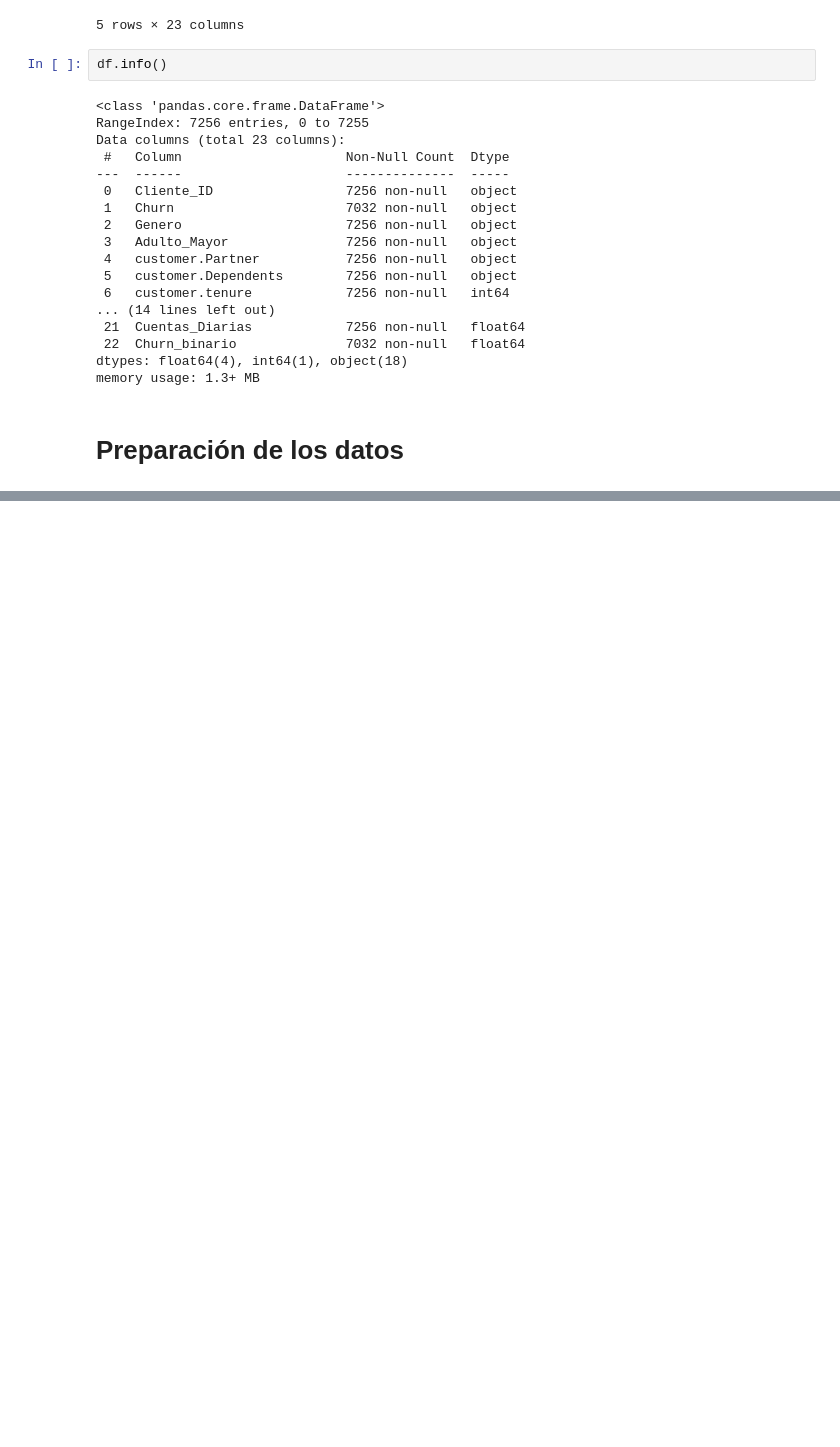
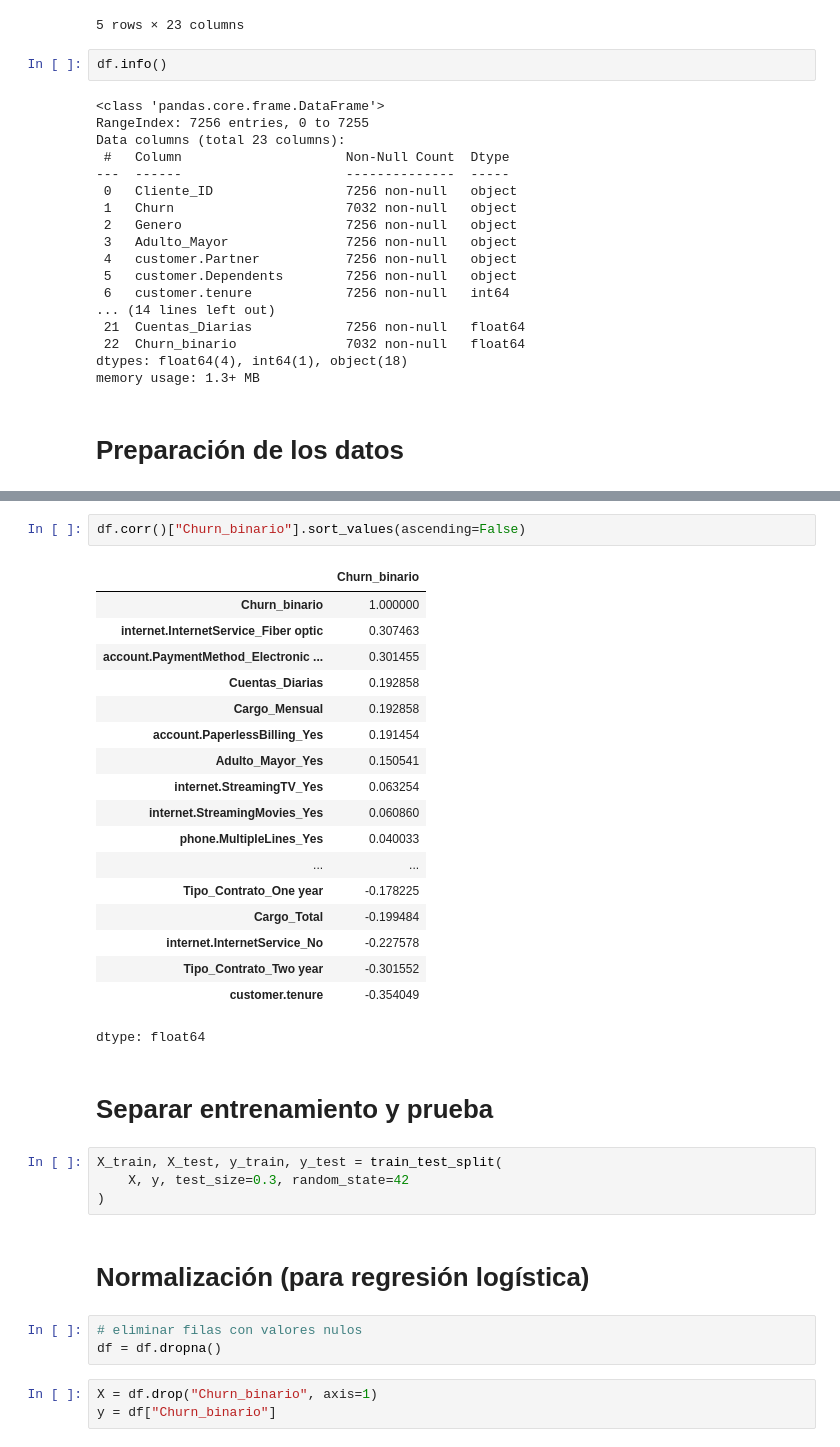
Before and after one commit to nicolle-tq/Telecom-X-parte-2-, a Jupyter notebook: Telecom-X-parte-2-.ipynb, the cells around one changed output, grey strips where cells are left out. Cells and saved outputs as stored; diff of their text form; blank space fills up the shorter version.

```diff
--- a/Telecom-X-parte-2-.ipynb
+++ b/Telecom-X-parte-2-.ipynb
@@ -79,0 +100,35 @@ Index(['Genero', 'Adulto_Mayor', 'customer.Partner', 'customer.Dependents',
+# %%
+df.corr()["Churn_binario"].sort_values(ascending=False)
+# %% [output]
+|  | Churn_binario |
+| Churn_binario | 1.000000 |
+| internet.InternetService_Fiber optic | 0.307463 |
+| account.PaymentMethod_Electronic ... | 0.301455 |
+| Cuentas_Diarias | 0.192858 |
+| Cargo_Mensual | 0.192858 |
+| account.PaperlessBilling_Yes | 0.191454 |
+| Adulto_Mayor_Yes | 0.150541 |
+| internet.StreamingTV_Yes | 0.063254 |
+| internet.StreamingMovies_Yes | 0.060860 |
+| phone.MultipleLines_Yes | 0.040033 |
+| ... | ... |
+| Tipo_Contrato_One year | -0.178225 |
+| Cargo_Total | -0.199484 |
+| internet.InternetService_No | -0.227578 |
+| Tipo_Contrato_Two year | -0.301552 |
+| customer.tenure | -0.354049 |
+dtype: float64
+# %% [markdown]
+# **Separar entrenamiento y prueba**
+# %%
+X_train, X_test, y_train, y_test = train_test_split(
+    X, y, test_size=0.3, random_state=42
+)
+# %% [markdown]
+# **Normalización (para regresión logística)**
+# %%
+# eliminar filas con valores nulos
+df = df.dropna()
+# %%
+X = df.drop("Churn_binario", axis=1)
+y = df["Churn_binario"]
```
Also changed, not shown: parts of 13 cells of this notebook.
